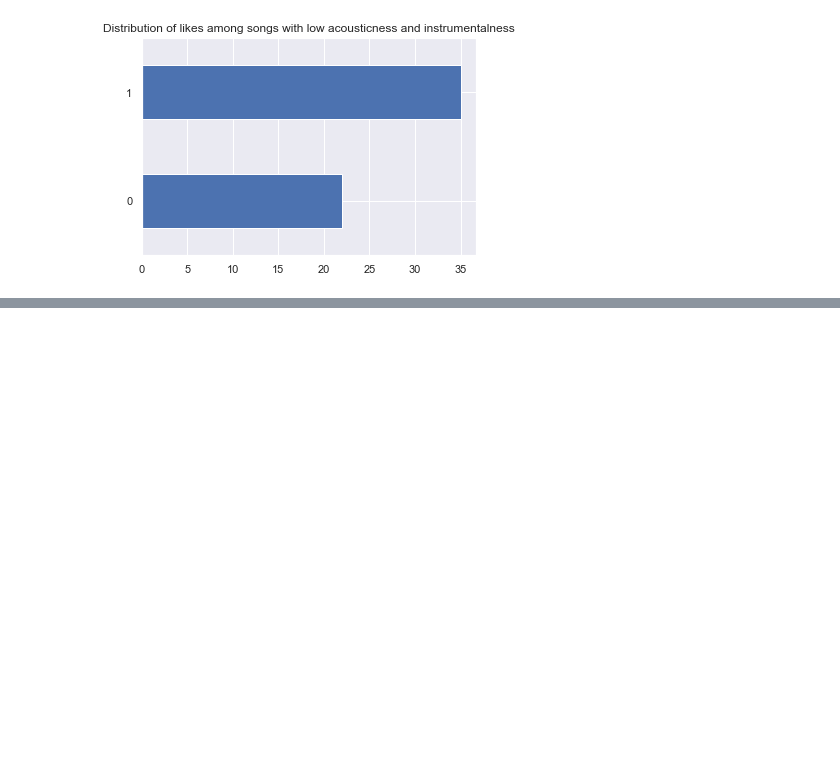
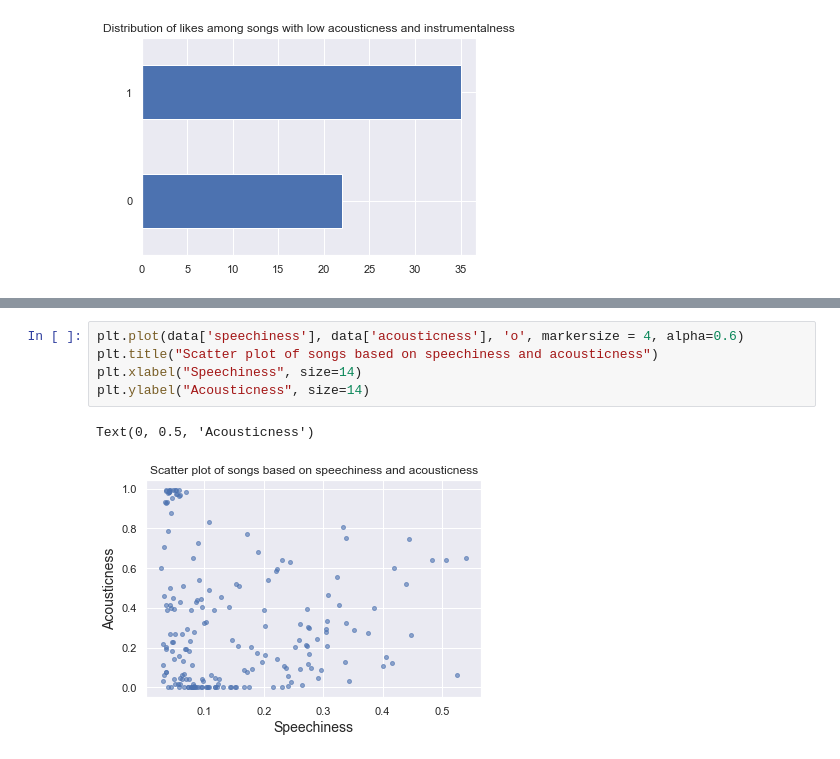
Before and after one commit to pattanaikay/scaling-chainsaw-MultiLR, a Jupyter notebook: Documents/EPGP Course/Spotify EDA Project/Spotify.ipynb, the cells around one changed output, grey strips where cells are left out. Saved outputs shown, nothing was run; the diff lists cells and outputs as text; blank space fills up the shorter version.

```diff
--- a/Documents/EPGP Course/Spotify EDA Project/Spotify.ipynb
+++ b/Documents/EPGP Course/Spotify EDA Project/Spotify.ipynb
@@ -254,0 +283,8 @@ songs_with_high_acoustic_and_instrument['liked'].value_counts().sort_values().pl
+# %%
+plt.plot(data['speechiness'], data['acousticness'], 'o', markersize = 4, alpha=0.6)
+plt.title("Scatter plot of songs based on speechiness and acousticness")
+plt.xlabel("Speechiness", size=14)
+plt.ylabel("Acousticness", size=14)
+# %% [output]
+Text(0, 0.5, 'Acousticness')
+[figure, added]
```
Also changed, not shown: parts of 4 cells of this notebook.
